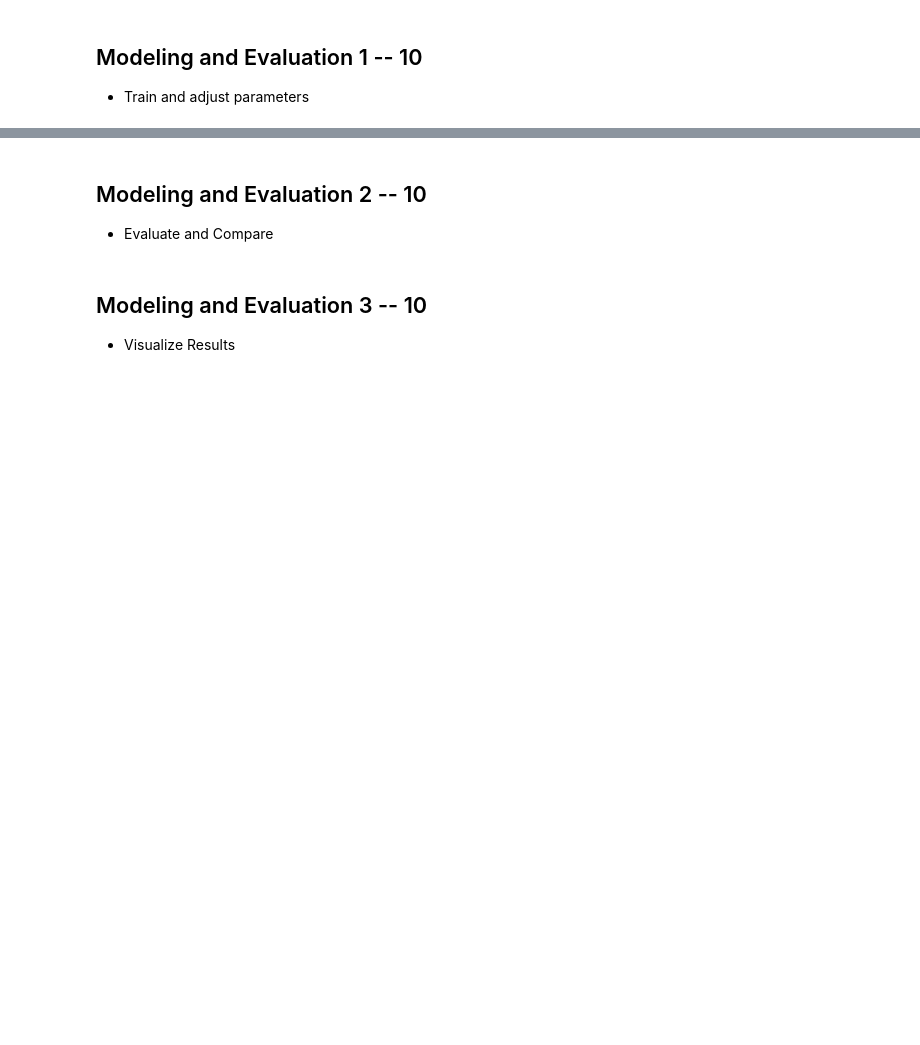
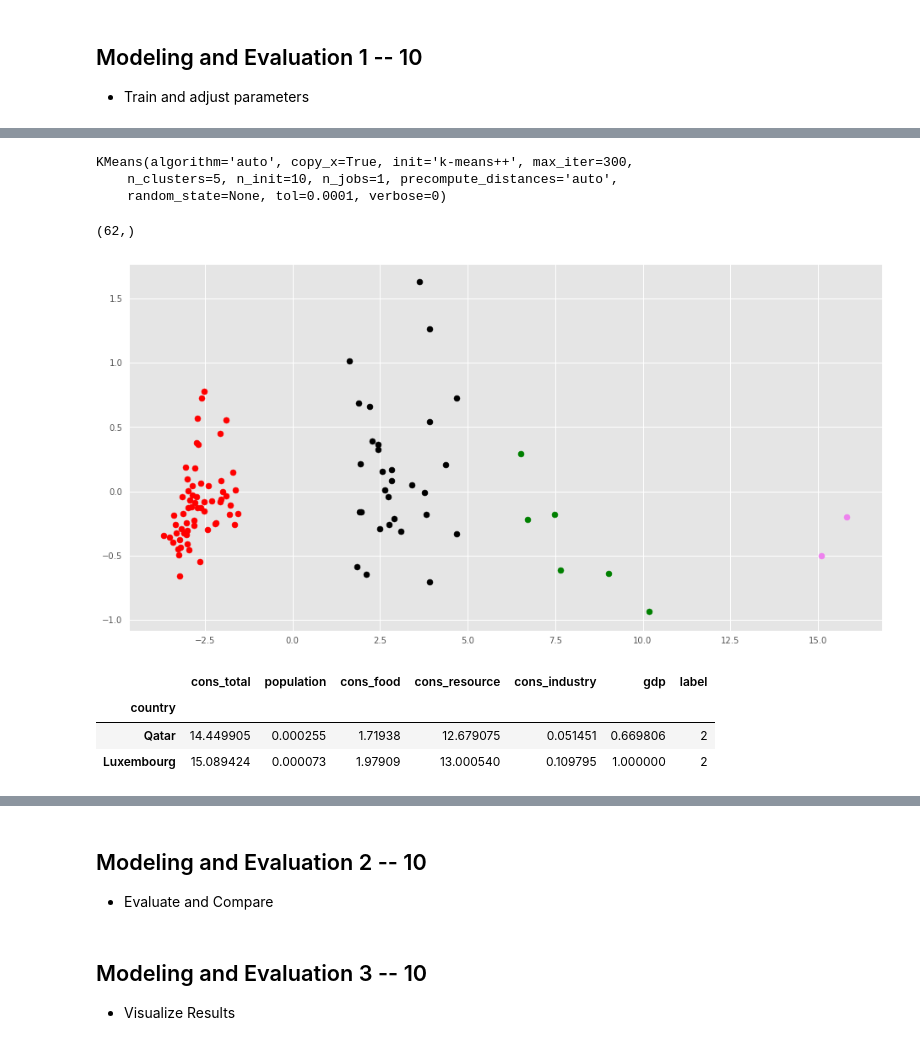
Before and after one commit to tdeason416/DS7331_grp3, a Jupyter notebook: Draft_3.ipynb, the cells around one changed output, grey strips where cells are left out. Saved outputs shown, nothing was run; the diff lists cells and outputs as text; code cells hidden in the pictures; blank space fills up the shorter version.

Commit message:
Created first cluster on K-means

```diff
--- a/Draft_3.ipynb
+++ b/Draft_3.ipynb
@@ -303,0 +389,6 @@ pd.plotting.scatter_matrix(
+# %%
+model.fit(consume_df)
+# %% [output]
+KMeans(algorithm='auto', copy_x=True, init='k-means++', max_iter=300,
+    n_clusters=5, n_init=10, n_jobs=1, precompute_distances='auto',
+    random_state=None, tol=0.0001, verbose=0)
@@ -303,0 +397,18 @@ pd.plotting.scatter_matrix(
+# %%
+pca = PCA(n_components=2)
+# %%
+consume_2d = pca.fit_transform(consume_df)
+consume_2d = np.insert(consume_2d, 2, model.labels_, axis=1)
+# %%
+colors = ["black", 'Red', 'violet', 'green', 'orange', 'cyan', 'grey']
+# %%
+consume_2d[consume_2d == 1.0].shape
+# %% [output]
+(62,)
+# %%
+fig, ax = plt.subplots(1,1, figsize=(16,8))
+for cls, color in enumerate(colors[:4]):
+    cons_tmp = consume_2d[consume_2d[:,2] == cls]
+    ax.scatter(cons_tmp[:,0], cons_tmp[:,1], color=color);
+# %% [output]
+[figure, added]
@@ -303,0 +417,7 @@ pd.plotting.scatter_matrix(
+# %%
+consume_df[consume_df['label'] == 2]
+# %% [output]
+|  | cons_total | population | cons_food | cons_resource | cons_industry | gdp | label |
+| country |  |  |  |  |  |  |  |
+| Qatar | 14.449905 | 0.000255 | 1.71938 | 12.679075 | 0.051451 | 0.669806 | 2 |
+| Luxembourg | 15.089424 | 0.000073 | 1.97909 | 13.000540 | 0.109795 | 1.000000 | 2 |
```
Also changed, not shown: parts of 34 cells of this notebook.
